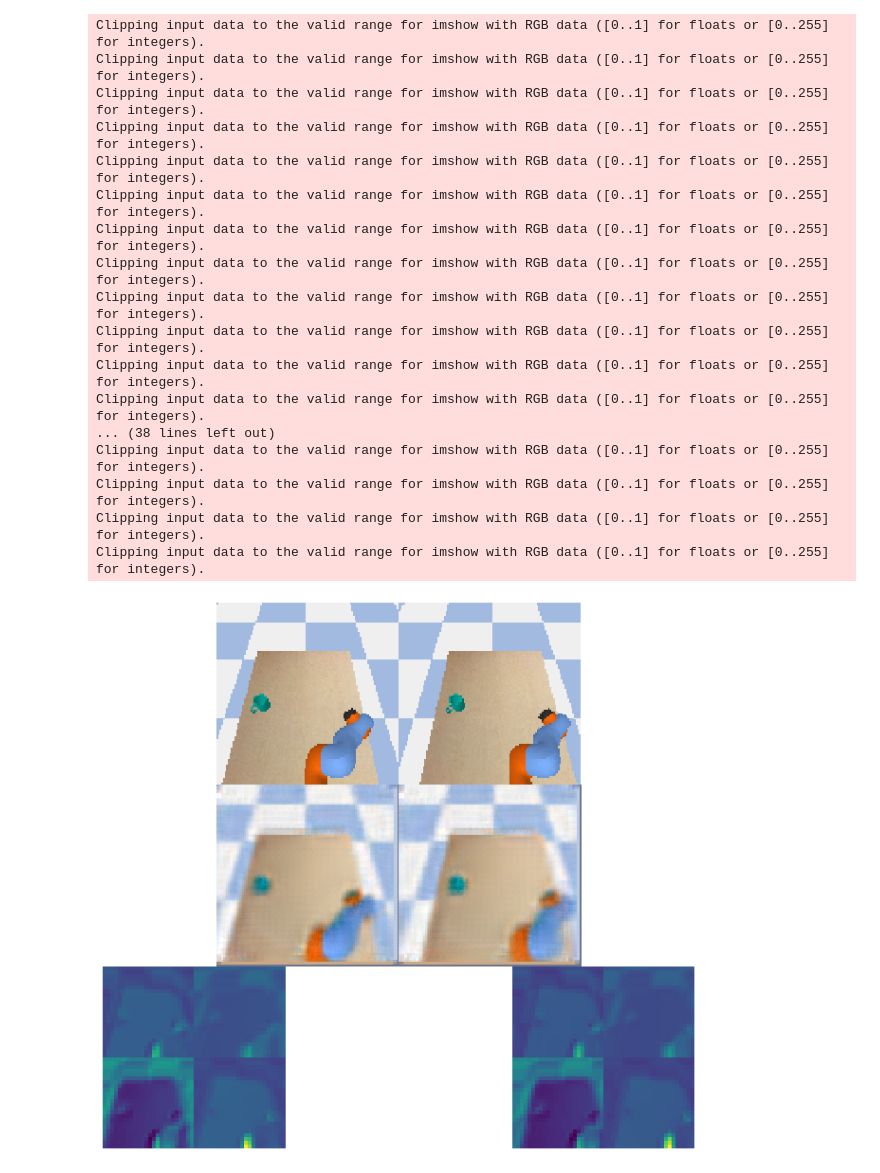
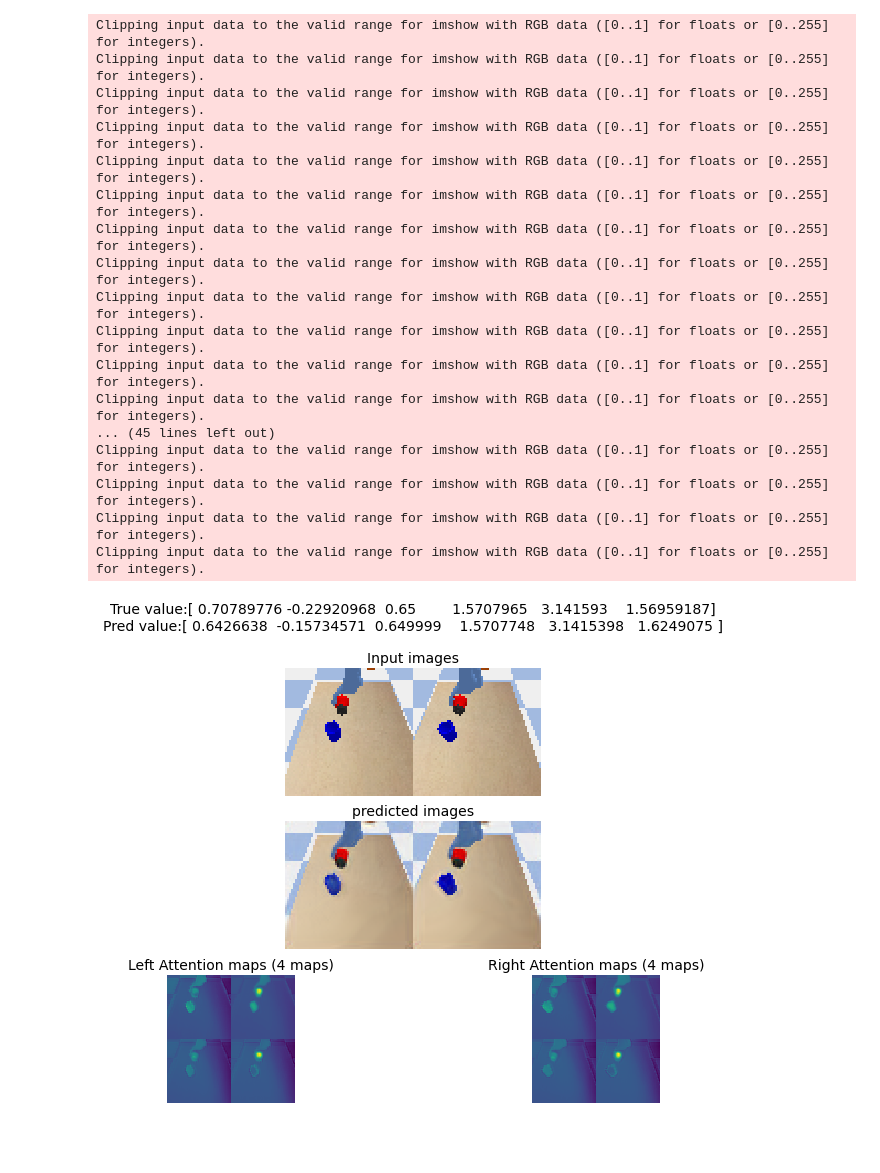
Before and after one commit to bocaikun/stereo_robot, a Jupyter notebook: stereo_sim.ipynb, the cells around one changed output. Saved outputs shown, nothing was run; the diff lists cells and outputs as text; code cells hidden in the pictures; blank space fills up the shorter version.

```diff
--- a/stereo_sim.ipynb
+++ b/stereo_sim.ipynb
@@ -31,7 +31,7 @@ class dataset(Dataset):
     def __getitem__(self, idx):
         return self.left[idx],self.right[idx],self.pos[idx]
 
-data_id = '20220528_203023'
+data_id = '20220615_170802'
 train_dir ='D:/data/normalize/{}/train/'.format(data_id)
 test_dir = 'D:/data/normalize/{}/test/'.format(data_id)
 
@@ -52,8 +52,8 @@ test_dataloader = DataLoader(test_dataset, batch_size=1, shuffle=True)
 print("Load Data done")
 
 # model path
-training_id = "20220604_140628"
-model_path = 'D:/logs/stereo/%s/models/model_600.pth'%(training_id)
+training_id = "20220615_235225"
+model_path = 'D:/logs/stereo/%s/models/model_1000.pth'%(training_id)
 print("model_path:", model_path)
 
 # load model
@@ -166,7 +167,8 @@ for i in range(50):
 # %%
 init_array =np.concatenate([startPos_array ,startOrn_array],axis=0)
+true_value =np.concatenate([robotEndPos ,robotEndOrn],axis=0)
 print("init_array",init_array)
-print("True_array", robotEndPos, robotEndOrn)
+print("True_array", true_value)
 init_array = torch.from_numpy(csv_norm(np.expand_dims(init_array,axis=0),mode=0)).float().to(device)
 input_image = []
 pred_image = []
@@ -174,30 +176,36 @@ pred_pos = []
 map_list1 = []
 map_list2 = []
 robot_rows = []
-step = 53
+history = []
+step = 60
 rnn_hidden = None
+ratio = 0.5
 for i in range(step):
     left, right = image_output()
     left = torch.from_numpy(img_norm(left)).permute(2,0,1).unsqueeze(0).to(device)
     right = torch.from_numpy(img_norm(right)).permute(2,0,1).unsqueeze(0).to(device)
     if i <3:
+        #history.append(init_array)
         pred_left, pred_right, pred_position, map1, map2,t_pt, pt, rnn_hidden = model(left, right, init_array, rnn_hidden)
+        history.append(pred_position)
         input_image.append(np.concatenate([left[0].cpu().detach().numpy(), right[0].cpu().detach().numpy()],axis=2))
         pred_image.append(np.concatenate([pred_left[0].cpu().detach().numpy(), pred_right[0].cpu().detach().numpy()],axis=2))
         pred_pos.append(pred_position[0].cpu().detach().numpy())
-        map1 = map1.view(-1, 4, 24, 24)
-        map2 = map2.view(-1, 4, 24, 24)
+        map1 = map1.view(-1, 4, 58, 58)
+        map2 = map2.view(-1, 4, 58, 58)
         map_list1.append(map1[0].cpu().detach().numpy())
         map_list2.append(map2[0].cpu().detach().numpy())
         p.stepSimulation()
         time.sleep(1/60)
     else:
+        pred_position = ratio * history[i-2] + (1 - ratio) * history[i-3]
         pred_left, pred_right, pred_position, map1, map2,t_pt, pt, rnn_hidden = model(left, right, pred_position, rnn_hidden)
+        history.append(pred_position)
         input_image.append(np.concatenate([left[0].cpu().detach().numpy(), right[0].cpu().detach().numpy()],axis=2))
         pred_image.append(np.concatenate([pred_left[0].cpu().detach().numpy(), pred_right[0].cpu().detach().numpy()],axis=2))
         pred_pos.append(pred_position[0].cpu().detach().numpy())
-        map1 = map1.view(-1, 4, 24, 24)
-        map2 = map2.view(-1, 4, 24, 24)
+        map1 = map1.view(-1, 4, 58, 58)
+        map2 = map2.view(-1, 4, 58, 58)
         map_list1.append(map1[0].cpu().detach().numpy())
         map_list2.append(map2[0].cpu().detach().numpy())
         robot_position = csv_norm(pred_position.cpu().detach().numpy(), mode=1)
@@ -231,8 +239,10 @@ pred_array [ 0.84012383 -0.51622754  0.64994663  1.5707699   3.1417298   2.51997
 # %%
-xyz=["base","shoulder","elbow","wrist1","wrist2","wrist3"]
+xyz=["Y","X","Z","RX","RY","RZ"]
 plt.figure(figsize=(12,16))
 steps = range(len(pred_pos))
 for i in range(6):
     pred_one_position = np.concatenate((pred_pos[:,i].reshape(-1,1),pred_pos[:,i].reshape(-1,1)), axis=1)
     draw_subplot(steps, pred_one_position, (6,1,i+1), title=xyz[i])
+plt.savefig('result/{}.pdf'.format(result_id))
+plt.savefig('result/{}.png'.format(result_id))
 # %% [output]
@@ -241,24 +251,27 @@ for i in range(6):
 from matplotlib.gridspec import GridSpec, GridSpecFromSubplotSpec
 import matplotlib.animation as anim
 figure = plt.figure(figsize=(12, 8))
-plt.subplots_adjust(left=0, bottom=0, right=1, top=1, wspace=0, hspace=0)
+#plt.subplots_adjust(left=0, bottom=0, right=1, top=1, wspace=0, hspace=0)
 gs_master = GridSpec(nrows=3, ncols=2, height_ratios=[1, 1, 1], width_ratios=[1, 1])
 
 gs_1 = GridSpecFromSubplotSpec(nrows=1, ncols=1, subplot_spec=gs_master[0, :])
 axes_1 = figure.add_subplot(gs_1[:, :])
+axes_1.set_title("True value:{}\nPred value:{}\n\nInput images".format(true_value,robot_position[0]), fontsize = 14)
 axes_1.set_axis_off()
-
 
 gs_3 = GridSpecFromSubplotSpec(nrows=1, ncols=1, subplot_spec=gs_master[1, :])
 axes_3 = figure.add_subplot(gs_3[:, :])
+axes_3.set_title("predicted images", fontsize = 14)
 axes_3.set_axis_off()
 
 gs_5 = GridSpecFromSubplotSpec(nrows=1, ncols=1, subplot_spec=gs_master[2, 0])
 axes_5 = figure.add_subplot(gs_5[:, :])
+axes_5.set_title("Left Attention maps (4 maps)", fontsize = 14)
 axes_5.set_axis_off()
 
 gs_6 = GridSpecFromSubplotSpec(nrows=1, ncols=1, subplot_spec=gs_master[2, 1])
 axes_6 = figure.add_subplot(gs_6[:, :])
+axes_6.set_title("Right Attention maps (4 maps)", fontsize = 14)
 axes_6.set_axis_off()
 
 def anim_update(i):
@@ -271,35 +284,34 @@ def anim_update(i):
         axes_3.imshow(pred_image[i].transpose(1,2,0),interpolation='nearest')
 
 
         left_up = np.concatenate([left_attmap[i][0], left_attmap[i][1]], axis=1)
         left_down = np.concatenate([left_attmap[i][2], left_attmap[i][3]], axis=1)
         left_sum = np.concatenate([left_up, left_down], axis=0)
 
         right_up = np.concatenate([right_attmap[i][0], right_attmap[i][1]], axis=1)
         right_down = np.concatenate([right_attmap[i][2], right_attmap[i][3]], axis=1)
         right_sum = np.concatenate([right_up, right_down], axis=0)
 
         axes_5.imshow(left_sum,interpolation='nearest')
         axes_6.imshow(right_sum,interpolation='nearest')
-
-ani = anm.FuncAnimation(figure, anim_update, interval=100, frames=53)
-ani.save('stereo_sim.gif',writer = 'pillow')
+ani = anm.FuncAnimation(figure, anim_update, interval=100, frames=step)
+ani.save('result/{}.gif'.format(result_id),writer = 'pillow')
 # %% [output]
 Clipping input data to the valid range for imshow with RGB data ([0..1] for floats or [0..255] for integers).
 Clipping input data to the valid range for imshow with RGB data ([0..1] for floats or [0..255] for integers).
 Clipping input data to the valid range for imshow with RGB data ([0..1] for floats or [0..255] for integers).
 Clipping input data to the valid range for imshow with RGB data ([0..1] for floats or [0..255] for integers).
 Clipping input data to the valid range for imshow with RGB data ([0..1] for floats or [0..255] for integers).
 Clipping input data to the valid range for imshow with RGB data ([0..1] for floats or [0..255] for integers).
 Clipping input data to the valid range for imshow with RGB data ([0..1] for floats or [0..255] for integers).
 Clipping input data to the valid range for imshow with RGB data ([0..1] for floats or [0..255] for integers).
 Clipping input data to the valid range for imshow with RGB data ([0..1] for floats or [0..255] for integers).
 Clipping input data to the valid range for imshow with RGB data ([0..1] for floats or [0..255] for integers).
 Clipping input data to the valid range for imshow with RGB data ([0..1] for floats or [0..255] for integers).
 Clipping input data to the valid range for imshow with RGB data ([0..1] for floats or [0..255] for integers).
-... (38 lines left out)
+... (45 lines left out)
 Clipping input data to the valid range for imshow with RGB data ([0..1] for floats or [0..255] for integers).
 Clipping input data to the valid range for imshow with RGB data ([0..1] for floats or [0..255] for integers).
 Clipping input data to the valid range for imshow with RGB data ([0..1] for floats or [0..255] for integers).
 Clipping input data to the valid range for imshow with RGB data ([0..1] for floats or [0..255] for integers).
-[figure, old version]
+[figure, new version]
```
Also changed, not shown: parts of 4 cells of this notebook, 34 other files.
